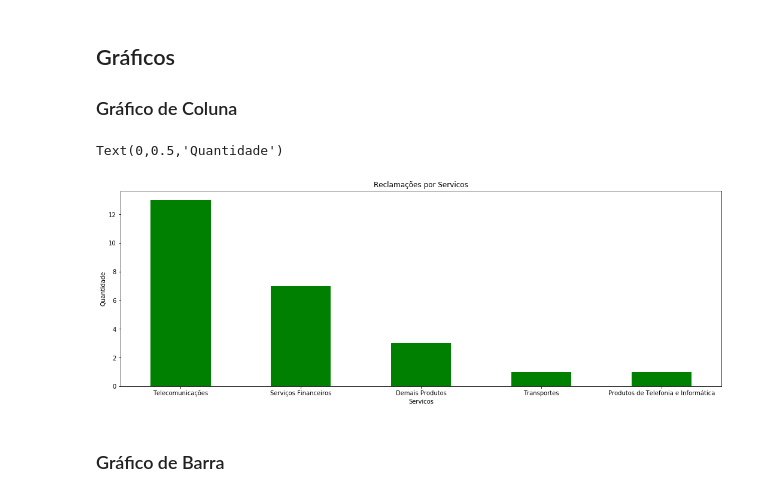
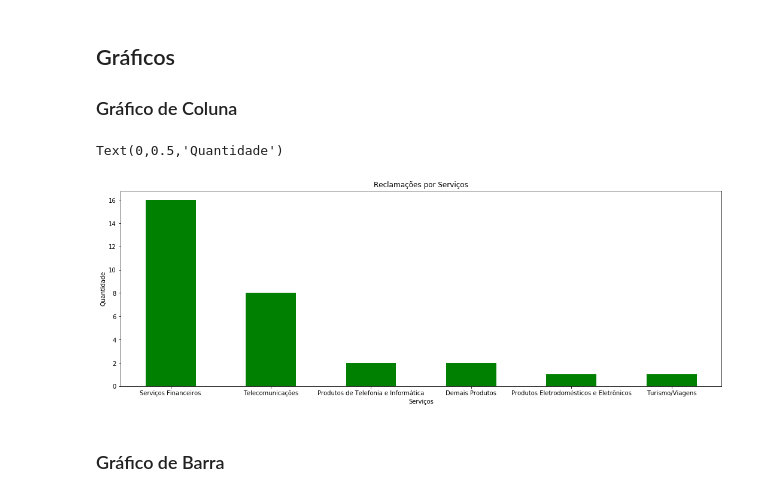
Before and after one commit to marcostark/estatistica-exploratoria, a Jupyter notebook: qualitativos.ipynb, the cells around one changed output. Cells and saved outputs as stored; diff of their text form; code cells hidden in the pictures.

```diff
--- a/qualitativos.ipynb
+++ b/qualitativos.ipynb
@@ -168,16 +154,20 @@ df
 
 ### Gráfico de Coluna
 # %%
-servicos = pd.read_csv('dataset_gerados/tabela.csv',encoding='utf-8')
+tabela1 = pd.read_csv('dataset_gerados/qualitativos/amostra_aleatoria.csv',encoding='utf-8')
+COLUNA = 'Servico'
+TITULO_GRAFICO = 'Reclamações por Serviços'
+XLABEL = 'Serviços'
+YLABEL = 'Quantidade'
 
-grafico_coluna = servicos['Servico'].value_counts().plot(kind='bar',figsize=(18,6), grid = False, rot = 0, color='green')
-plt.title('Reclamações por Servicos')
-plt.xlabel('Servicos')
-plt.ylabel('Quantidade')
+grafico_coluna = tabela1[COLUNA].value_counts().plot(kind='bar',figsize=(18,6), grid = False, rot = 0, color='green')
+plt.title(TITULO_GRAFICO)
+plt.xlabel(XLABEL)
+plt.ylabel(YLABEL)
 #plt.show()
 # %% [output]
 Text(0,0.5,'Quantidade')
-[figure, old version]
+[figure, new version]
 # %% [markdown]
 ### Gráfico de Barra
 # %%
```
Also changed, not shown: parts of 7 cells of this notebook, 6 other files.
